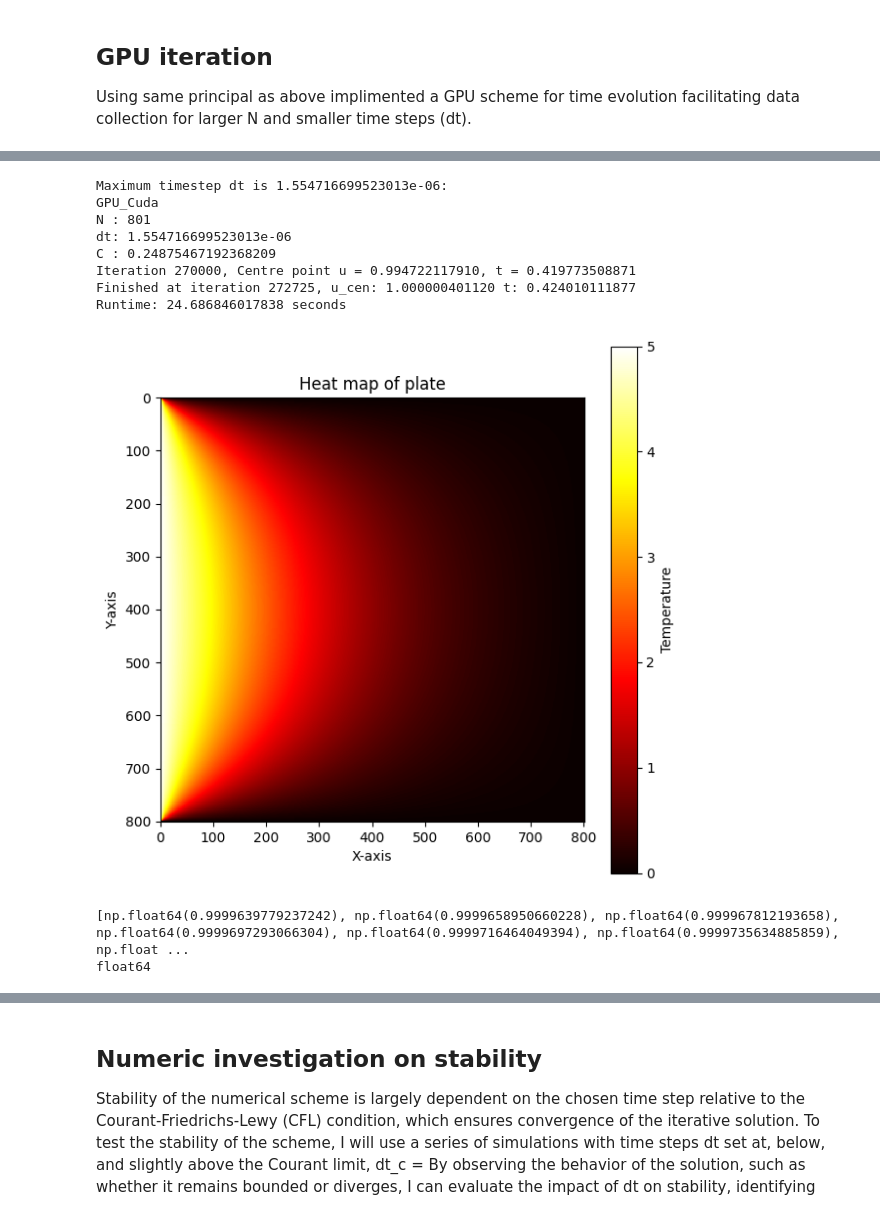
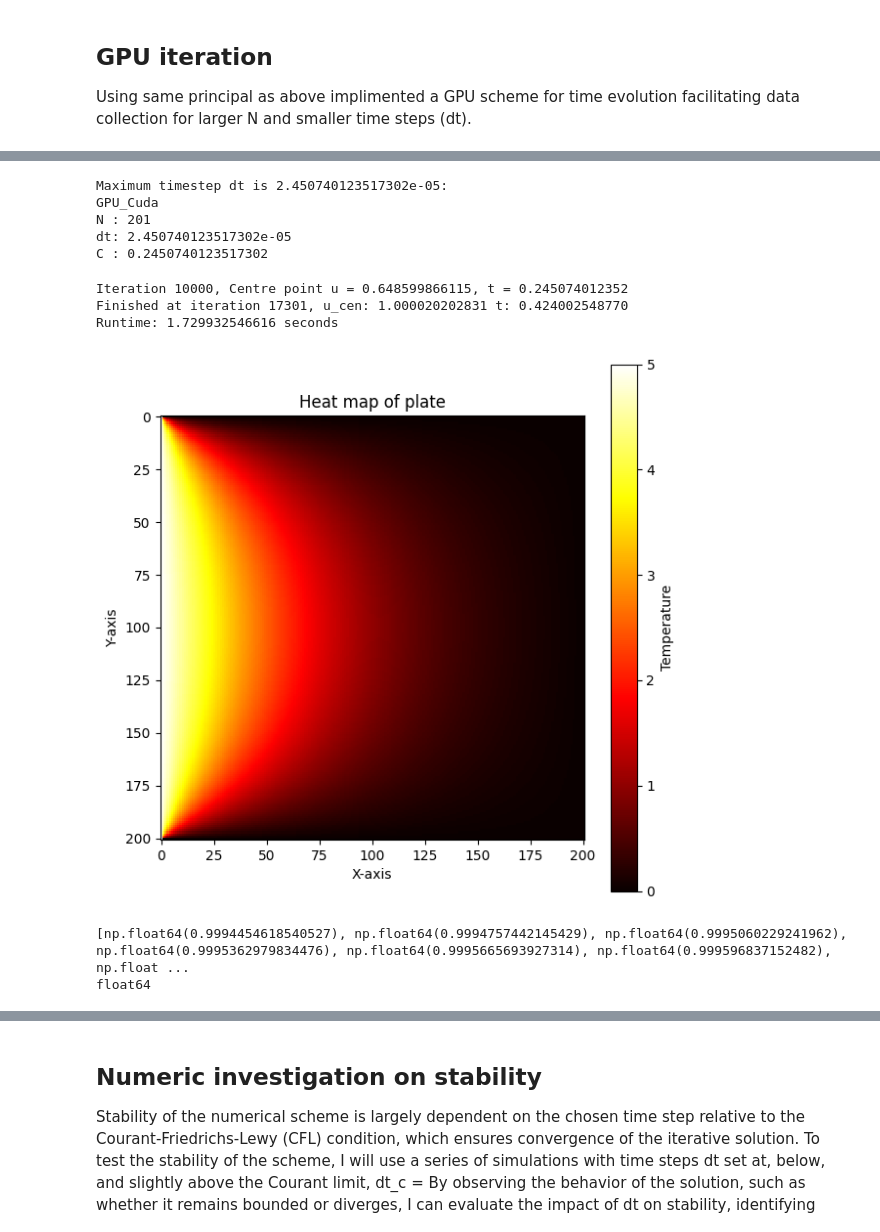
Before and after one commit to jonah-donaldson/Python-Parallelisation, a Jupyter notebook: Heat Propagation.ipynb, the cells around one changed output, grey strips where cells are left out. Drawn from its saved outputs; the diff is of its cells as text; code cells hidden in the pictures.

```diff
--- a/Heat_Propagation.ipynb
+++ b/Heat Propagation.ipynb
@@ -283,6 +288,10 @@ def Cuda_GPU_timemachine(N, dt, u_start=None, t_start=0.0):
     blocks_per_grid_y = (N + BLOCK_DIM - 1) // BLOCK_DIM
     blocks_per_grid = (blocks_per_grid_x, blocks_per_grid_y)
 
+    # Launch a tiny dummy kernel to force JIT compilation and context creation
+    cuda_timestep_shared[(1,1), (BLOCK_DIM, BLOCK_DIM)](d_u, d_v, N, C)
+    cuda.synchronize()
+
     # Set up trackers
     start_time = time.time()
     i = 0
@@ -304,6 +313,12 @@ def Cuda_GPU_timemachine(N, dt, u_start=None, t_start=0.0):
 
         # 3. Check the center value ONCE per batch
         centre_value = d_u[CI:CI+1].copy_to_host()[0]
+
+        # NaN or Infin catcher
+        if math.isnan(centre_value) or math.isinf(centre_value):
+            print(f"\n[ERROR] Numerical instability (NaN/Inf) detected at iteration {i}.")
+            print(f"CFL limit exceeded! C = {C:.4f} (> 0.25). Aborting run.")
+            break
 
         if centre_value >= 1.0:
             # Roll back to the checkpoint before this batch
@@ -334,9 +349,9 @@ def Cuda_GPU_timemachine(N, dt, u_start=None, t_start=0.0):
             print(f"\rIteration {i}, Centre point u = {centre_value:.12f}, t = {i*dt:.12f}", end="", flush=True)
 
     cuda.synchronize()
+    runtime = time.time() - start_time
+
     u_final = d_u.copy_to_host()
-
-    runtime = time.time() - start_time
     t = t_start + i * dt
 
     print(f"\nFinished at iteration {i}, u_cen: {centre_value:.12f} t: {t:.12f}")
@@ -349,25 +364,25 @@ def Cuda_GPU_timemachine(N, dt, u_start=None, t_start=0.0):
         "runtime": runtime
     }
 # %%
-N = 801
+N = 201
 dt = 1/(N+1)**2  #1/(N-1)**2 Largest possible dt while remaining stable
 print(f"Maximum timestep dt is {1/(N+1)**2}:")
 
 resC = Cuda_GPU_timemachine(N, dt)
 plot_plate(resC['final_state'],N)
 # %% [output]
-Maximum timestep dt is 1.554716699523013e-06:
+Maximum timestep dt is 2.450740123517302e-05:
 GPU_Cuda
-N : 801
-dt: 1.554716699523013e-06
-C : 0.24875467192368209
-Iteration 270000, Centre point u = 0.994722117910, t = 0.419773508871
-Finished at iteration 272725, u_cen: 1.000000401120 t: 0.424010111877
-Runtime: 24.686846017838 seconds
+N : 201
+dt: 2.450740123517302e-05
+C : 0.2450740123517302
+Iteration 10000, Centre point u = 0.648599866115, t = 0.245074012352
+Finished at iteration 17301, u_cen: 1.000020202831 t: 0.424002548770
+Runtime: 1.729932546616 seconds
-[figure, old version]
+[figure, new version]
 # %%
 print(resC["u_cen"][-20:])
 print(np.dtype(resC["u_cen"][0]))
 # %% [output]
-[np.float64(0.9999639779237242), np.float64(0.9999658950660228), np.float64(0.999967812193658), np.float64(0.9999697293066304), np.float64(0.9999716464049394), np.float64(0.9999735634885859), np.float ...
+[np.float64(0.9994454618540527), np.float64(0.9994757442145429), np.float64(0.9995060229241962), np.float64(0.9995362979834476), np.float64(0.9995665693927314), np.float64(0.999596837152482), np.float ...
 float64
```
Also changed, not shown: parts of 13 cells of this notebook.
